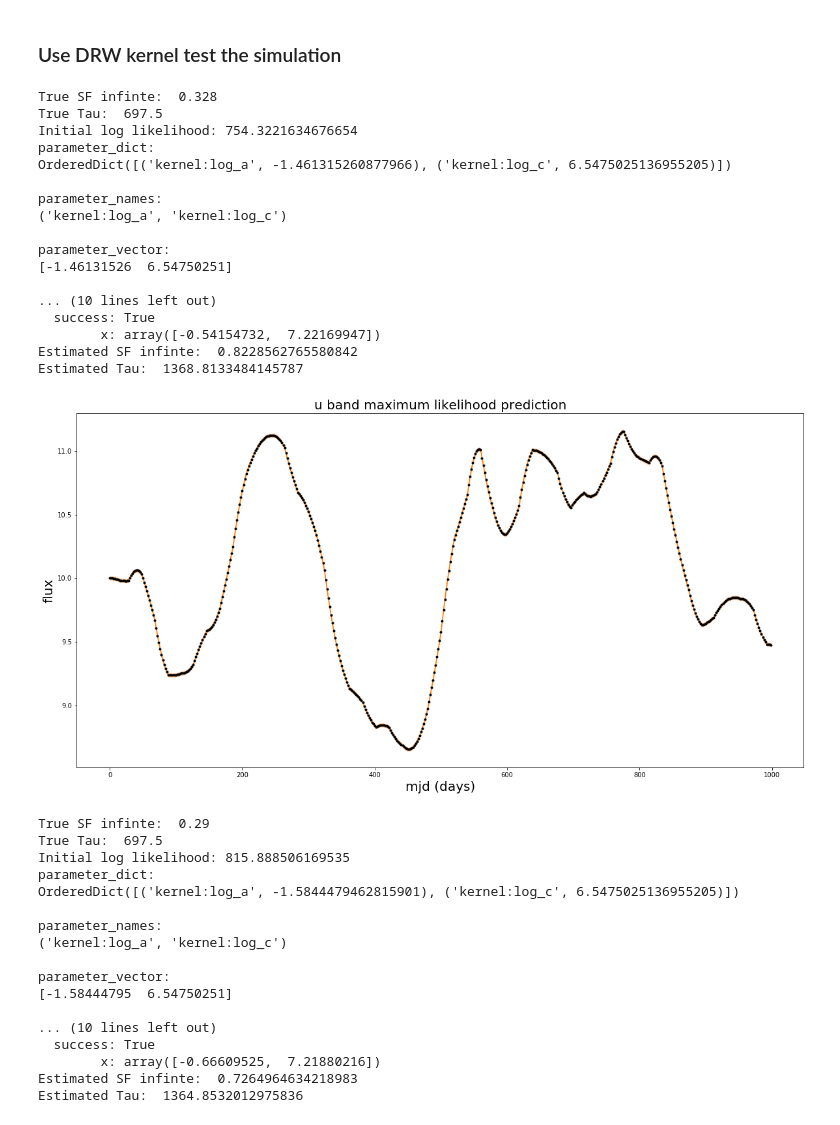
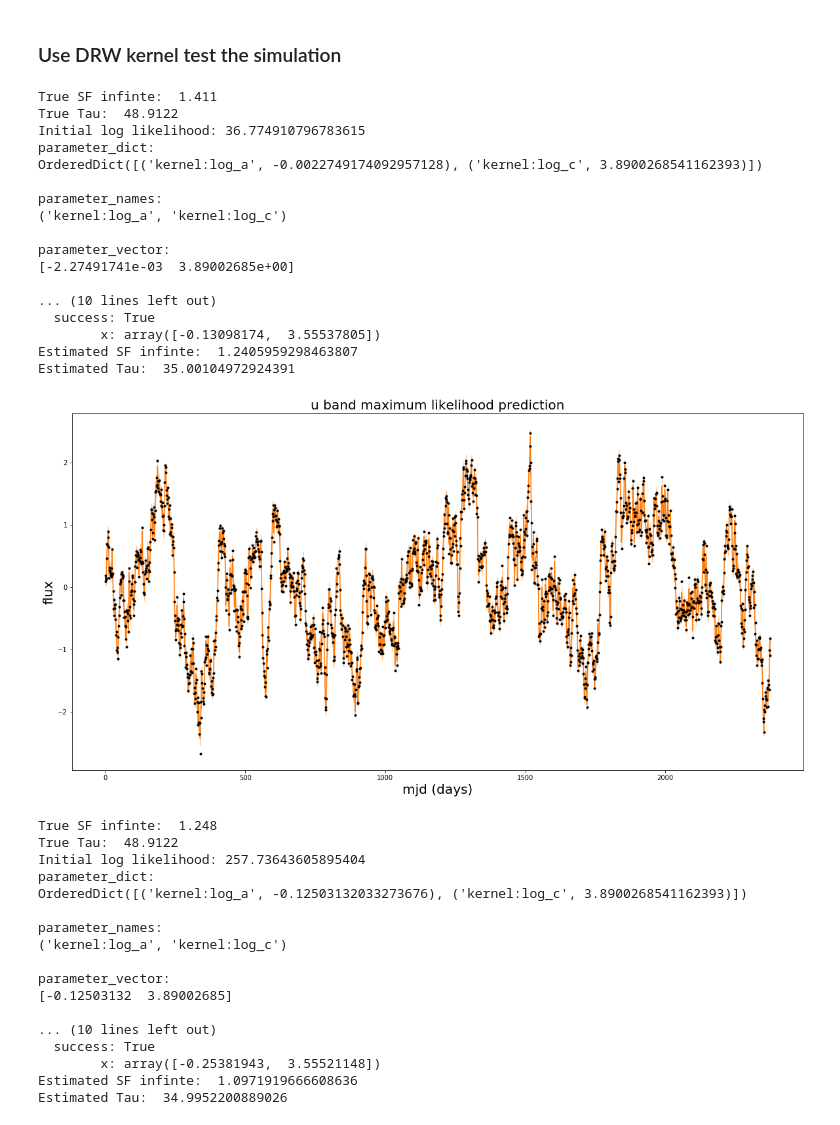
Before and after one commit to XinyueSheng2019/QuasarClassifier, a Jupyter notebook: data/lsst/lsstAGNmodel/Model generation.ipynb, the cells around one changed output. Cells and saved outputs as stored; diff of their text form; code cells hidden in the pictures.

```diff
--- a/data/lsst/lsstAGNmodel/Model generation.ipynb
+++ b/data/lsst/lsstAGNmodel/Model generation.ipynb
@@ -198,5 +198,5 @@ input parameters: 713,1,   0,   2513224,  697.50,  0.3280,  0.2900,  0.2570,  0.
 # %%
-expmjd = np.array(list(range(0, 1000,2)))
+expmjd = np.array(list(range(0, 3600,2)))
 print(max(expmjd)-min(expmjd))
 result_u = _simulate_agn(_agn_walk_start_date, expmjd, tau, time_dilation, sf_u, seed)
 result_g = result_u*sf_g/sf_u
@@ -329,51 +338,52 @@ def predict_lc(gp, mjd, band_name, band, band_err):
     plt.show()
     return pred_mean, pred_std
 # %%
-target = {'mjd':expmjd,'u':mag_u, 'g':mag_g,'r':mag_r,'i':mag_i,'z':mag_z,'y':mag_y }
-# target = {'mjd':expmjd,'u':result_u, 'g':result_g,'r':result_r,'i':result_i,'z':result_z,'y':result_y }
+# target = {'mjd':expmjd,'u':mag_u, 'g':mag_g,'r':mag_r,'i':mag_i,'z':mag_z,'y':mag_y }
+target = {'mjd':expmjd,'u':result_u, 'g':result_g,'r':result_r,'i':result_i,'z':result_z,'y':result_y }
 bands = ['u','g','r','i','z','y']
 
 # print(tau_in)
+# print(sigma_in, tau)
 for i in bands:
     err = np.zeros(len(target['mjd']))
     sigma_in = SF_dict[i]/np.sqrt(2)
     mean_band = np.mean(target[i])
-#     target[i] -= mean_band
-    gp = GP_lc(target['mjd'], target[i], err, sigma_in, tau)
-    predict_lc(gp, target['mjd'], i,target[i],err )
+    target[i] -= mean_band
+    gp = GP_lc(target['mjd']/time_dilation, target[i], err, sigma_in, tau)
+    predict_lc(gp, target['mjd']/time_dilation, i,target[i],err )
 # %% [output]
-True SF infinte:  0.328
-True Tau:  697.5
-Initial log likelihood: 754.3221634676654
+True SF infinte:  1.411
+True Tau:  48.9122
+Initial log likelihood: 36.774910796783615
 parameter_dict:
-OrderedDict([('kernel:log_a', -1.461315260877966), ('kernel:log_c', 6.5475025136955205)])
+OrderedDict([('kernel:log_a', -0.0022749174092957128), ('kernel:log_c', 3.8900268541162393)])
 
 parameter_names:
 ('kernel:log_a', 'kernel:log_c')
 
 parameter_vector:
-[-1.46131526  6.54750251]
+[-2.27491741e-03  3.89002685e+00]
 
 ... (10 lines left out)
   success: True
-        x: array([-0.54154732,  7.22169947])
-Estimated SF infinte:  0.8228562765580842
-Estimated Tau:  1368.8133484145787
+        x: array([-0.13098174,  3.55537805])
+Estimated SF infinte:  1.2405959298463807
+Estimated Tau:  35.00104972924391
-[figure, old version]
+[figure, new version]
-True SF infinte:  0.29
-True Tau:  697.5
-Initial log likelihood: 815.888506169535
+True SF infinte:  1.248
+True Tau:  48.9122
+Initial log likelihood: 257.73643605895404
 parameter_dict:
-OrderedDict([('kernel:log_a', -1.5844479462815901), ('kernel:log_c', 6.5475025136955205)])
+OrderedDict([('kernel:log_a', -0.12503132033273676), ('kernel:log_c', 3.8900268541162393)])
 
 parameter_names:
 ('kernel:log_a', 'kernel:log_c')
 
 parameter_vector:
-[-1.58444795  6.54750251]
+[-0.12503132  3.89002685]
 
 ... (10 lines left out)
   success: True
-        x: array([-0.66609525,  7.21880216])
-Estimated SF infinte:  0.7264964634218983
-Estimated Tau:  1364.8532012975836
+        x: array([-0.25381943,  3.55521148])
+Estimated SF infinte:  1.0971919666608636
+Estimated Tau:  34.9952200889026
```
Also changed, not shown: parts of 15 cells of this notebook, 9 other files.
